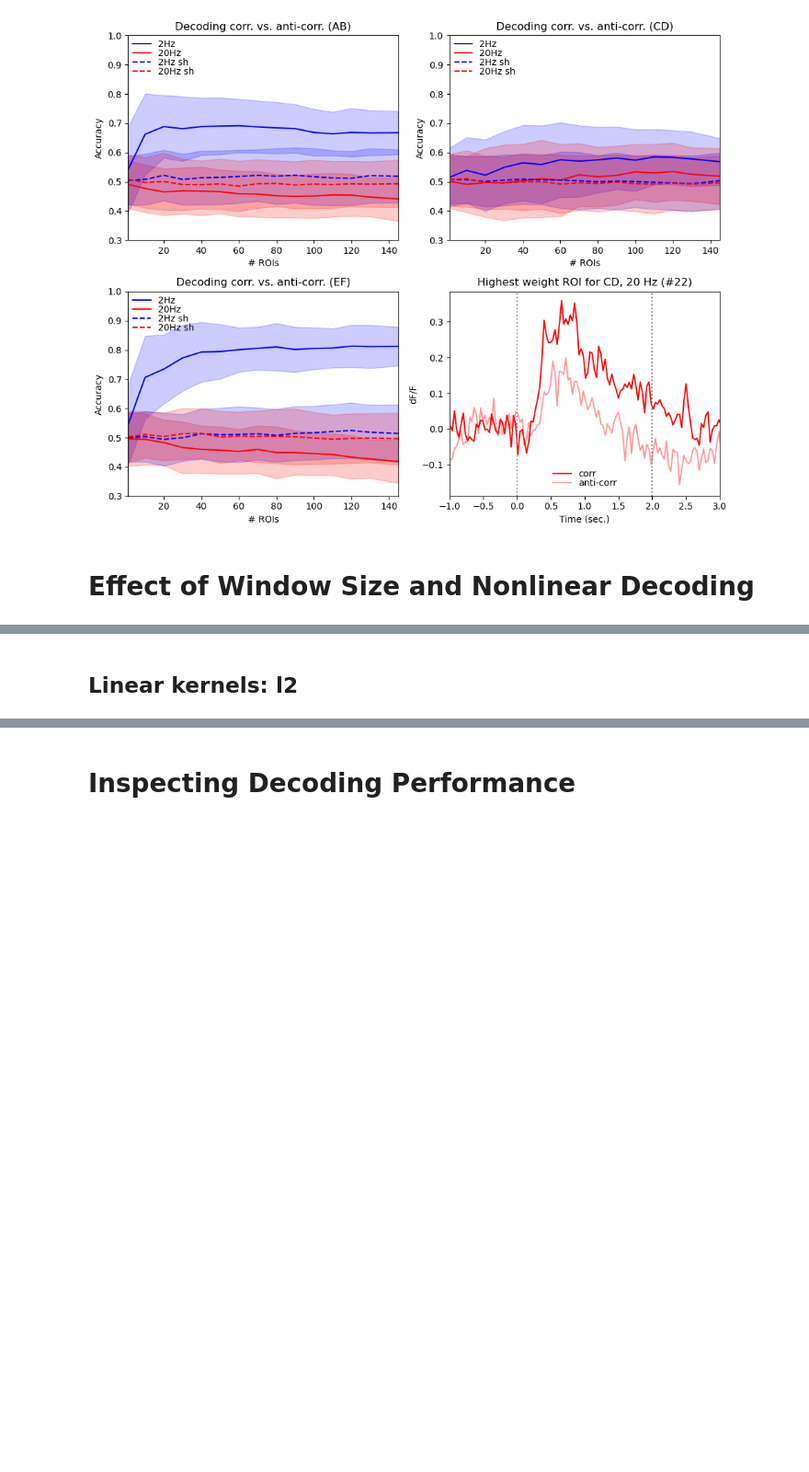
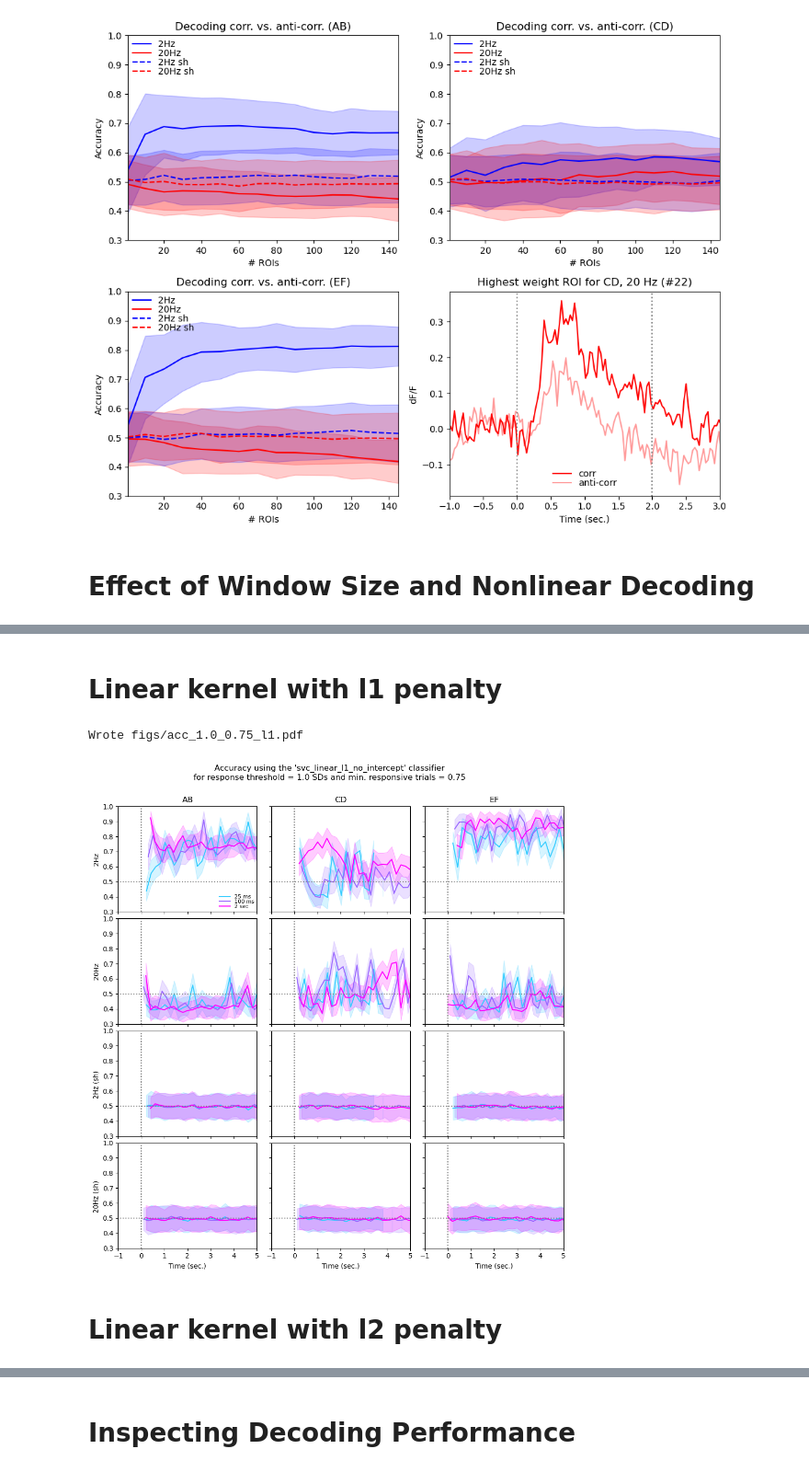
Before and after one commit to stootoon/crick-osn-decoding-release, a Jupyter notebook: make_figures_final.ipynb, the cells around one changed output, grey strips where cells are left out. Shown at 92% size. Saved outputs shown, nothing was run; the diff lists cells and outputs as text; code cells hidden in the pictures; blank space fills up the shorter version.

```diff
--- a/make_figures_final.ipynb
+++ b/make_figures_final.ipynb
@@ -14,6 +14,8 @@ logger = logging.getLogger("make_figures")
 # %%
 plt.style.use("default")
 plt.rcParams["figure.figsize"]=(8,5)
+# %%
+figs_dir = "figs"
 # %%
 import inputs, classifiers, run
 # %%
@@ -42,7 +38,7 @@ def hline(t, ax = None, *args, **kwargs):
     plot(xl, [t,t], *args, **kwargs)
     xlim(xl)
 # %%
-def load_results(pairs, window_size, whiskers, clf = "lasso_lars_no_intercept", dt = -1, response_threshold = 1.0, min_resp_trials = 0.5, base_name = "filt_nsub145_100x", max_load = 100, full = False):
+def load_results(pairs, window_size, whiskers, clf = "lasso_lars_no_intercept", dt = -1, response_threshold = 0, min_resp_trials = 0, base_name = "filt_nsub145_100x", max_load = 100, full = False):
     if "filt" in base_name:
         logger.info("Loading datasets which uses only responsive ROIs.")
         name = f"{base_name}_{pairs}_{int(window_size*1000)}ms_W{whiskers}DT_rt{response_threshold:1.3f}_mrt{min_resp_trials}".replace("DT", f"_dt{dt}" if dt > 0 else "")
@@ -50,13 +46,16 @@ def load_results(pairs, window_size, whiskers, clf = "lasso_lars_no_intercept",
         logger.info("Loading datasets which uses all ROIS.")
         name = f"{base_name}_{pairs}_{int(window_size*1000)}ms_W{whiskers}"
 
+    # Figure out where to read the output csvs from
     logger.info(f"{name=}")
-    config = {"output_prefix":"", "raw":False, "mock":"null", "classifier":clf}
+    config = {"output_prefix":"", "raw":False, "classifier":clf}
     output_dir = run.get_output_folder_name(config, head = f"data/sweeps/{name}")
     logger.info(output_dir)
+
+    # Load the Output csv files into adataframe
     records = []
     for f in os.scandir(output_dir):
-        if f.is_file() and f.name.endswith(".csv"):
+        if f.is_file() and f.name.startswith("output") and f.name.endswith(".csv"):
             records.append(pd.read_csv(f))
         if len(records) >= max_load:
             break
@@ -70,11 +69,13 @@ def load_results(pairs, window_size, whiskers, clf = "lasso_lars_no_intercept",
     # Set a flag for whether this was a shuffle run or not.
     df.loc[df.shuf>0, "shuf"]=1
 
+    # In the filtered runs we took the maximum n_sub we could, so pool across that too
     if "filt" in base_name:
         df2 = df.groupby(['shuf','freq','start_time'], as_index=False).agg({'train_score':['mean', 'std'], 'test_score':['mean', 'std'], 'n_sub':['mean','std','count']})
     else:
         df2 = df.groupby(['n_sub','shuf','freq','start_time'], as_index=False).agg({'train_score':['mean', 'std'], 'test_score':['mean', 'std']})
 
+    # Get the summary stat column names as ordinary strings
     df2.columns = [c  + ("_" if len(d) else "") + d for (c,d) in df2.columns.to_flat_index()]
     return (df2, df) if full else df2
 # %%
@@ -131,11 +132,11 @@ best_coefs, (X,y,t,X_sub,ind_glom,ind_t) = get_best_coefs(configCD, clf, full =
 corr_cols = {"corr":"red",
              "acorr":"plum"}
 figure(figsize=(10,8))
-subplot(2,2,3); hEF = plot_results(dfEF, start_time); xlabel("# ROIs"); ylabel("Accuracy"); title("Decoding corr. vs. anti-corr. (EF)")
+subplot(2,2,3); hEF = plot_nroi_results(dfEF, start_time); xlabel("# ROIs"); ylabel("Accuracy"); title("Decoding corr. vs. anti-corr. (EF)")
 legend(frameon=False, labelspacing=0,loc="upper left", fontsize=10, borderpad=0)
-subplot(2,2,1); hAB = plot_results(dfAB, start_time); xlabel("# ROIs"); ylabel("Accuracy"); title("Decoding corr. vs. anti-corr. (AB)")
+subplot(2,2,1); hAB = plot_nroi_results(dfAB, start_time); xlabel("# ROIs"); ylabel("Accuracy"); title("Decoding corr. vs. anti-corr. (AB)")
 legend(frameon=False, labelspacing=0,loc="upper left", fontsize=10, borderpad=0)
-subplot(2,2,2); hCD = plot_results(dfCD, start_time); xlabel("# ROIs"); ylabel("Accuracy"); title("Decoding corr. vs. anti-corr. (CD)")
+subplot(2,2,2); hCD = plot_nroi_results(dfCD, start_time); xlabel("# ROIs"); ylabel("Accuracy"); title("Decoding corr. vs. anti-corr. (CD)")
 legend(frameon=False, labelspacing=0,loc="upper left", fontsize=10, borderpad=0)
 subplot(2,2,4)
 plot(t-3, mean(X_sub[y>0],axis=0)[argmax(best_coefs)], color=corr_cols["corr"], label="corr")
@@ -146,7 +147,7 @@ title(f"Highest weight ROI for CD, 20 Hz (#{argmax(best_coefs)})")
 xlabel("Time (sec.)"); ylabel("dF/F");
 xlim(-1,3)
 tight_layout()
-file_name = "basic_decoding.pdf"
+file_name = os.path.join(figs_dir, "basic_decoding.pdf")
 print(file_name)
 savefig(file_name, bbox_inches = "tight")
 # %% [output]
@@ -221,6 +222,7 @@ def plot_wsz_results(clfa, response_threshold = 1.0, min_resp_trials = 0.75, wha
         if what_to_plot == "acc":
             file_name +=f"_{clfa}"
         file_name +=".pdf"
+        file_name = os.path.join(figs_dir, file_name)
         savefig(file_name, bbox_inches="tight")
         print(f"Wrote {file_name}")
 # %% [markdown]
@@ -239,6 +241,13 @@ Wrote acc_1.0_0.75_lasso.pdf
 [figure]
+# %% [markdown]
+# Linear kernel with l1 penalty
+# %%
+plot_wsz_results("l1", what_to_plot = "acc", yl = (0.3, 1), show_shuf = True, show_error_bars = True, which_sizes = [0.025,0.1,2], export_figure = True)
+# %% [output]
+Wrote figs/acc_1.0_0.75_l1.pdf
+[figure, added]
 # %% [markdown]
-## Linear kernels: l2
+# Linear kernel with l2 penalty
 # %%
 plot_wsz_results("l2", what_to_plot = "acc", yl = (0.3, 1), show_shuf = True, show_error_bars = True, which_sizes = [0.025,0.1,2], export_figure = True)
 # %% [output]
```
Also changed, not shown: parts of 15 cells of this notebook, 5 other files.
